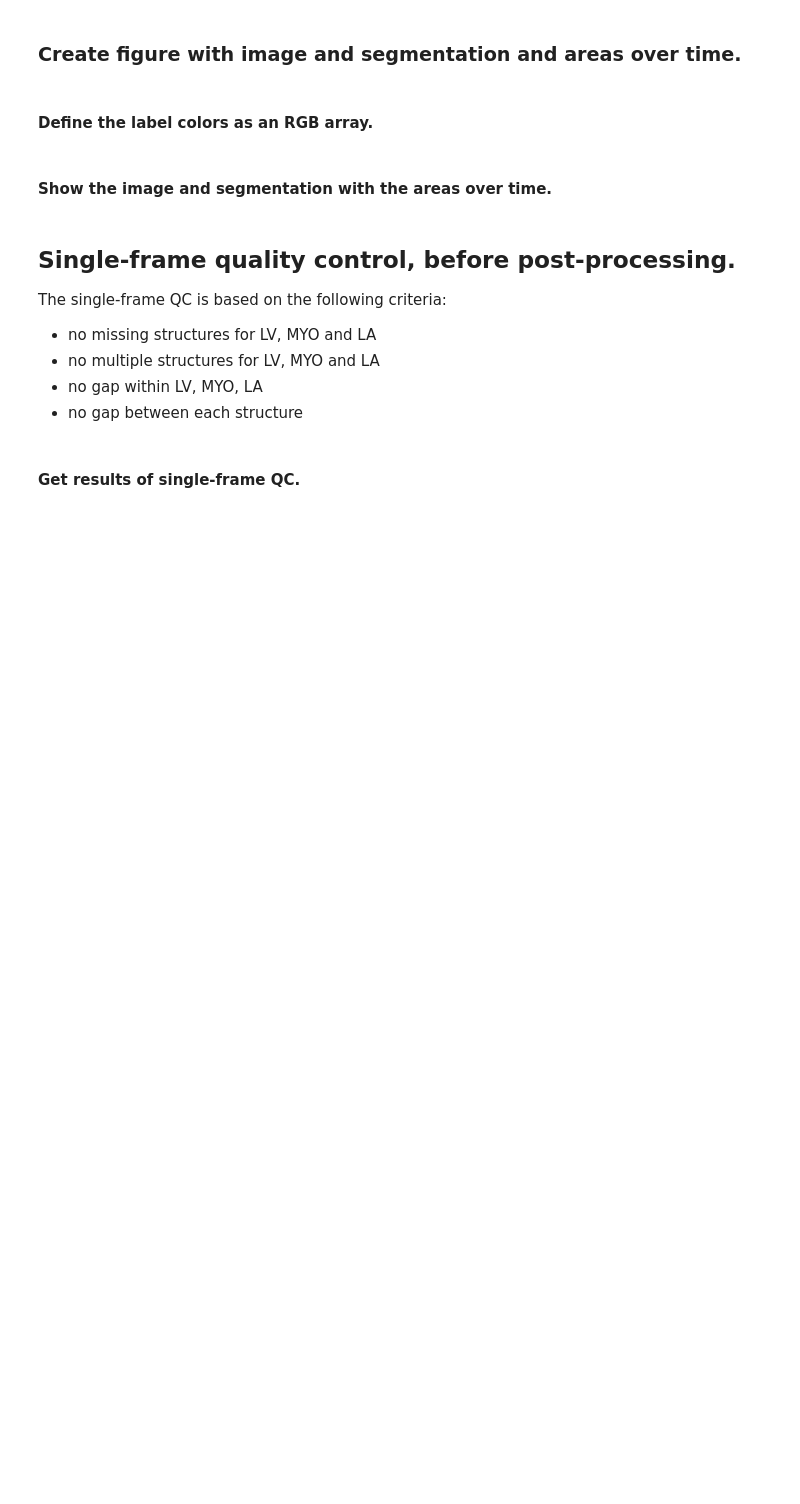
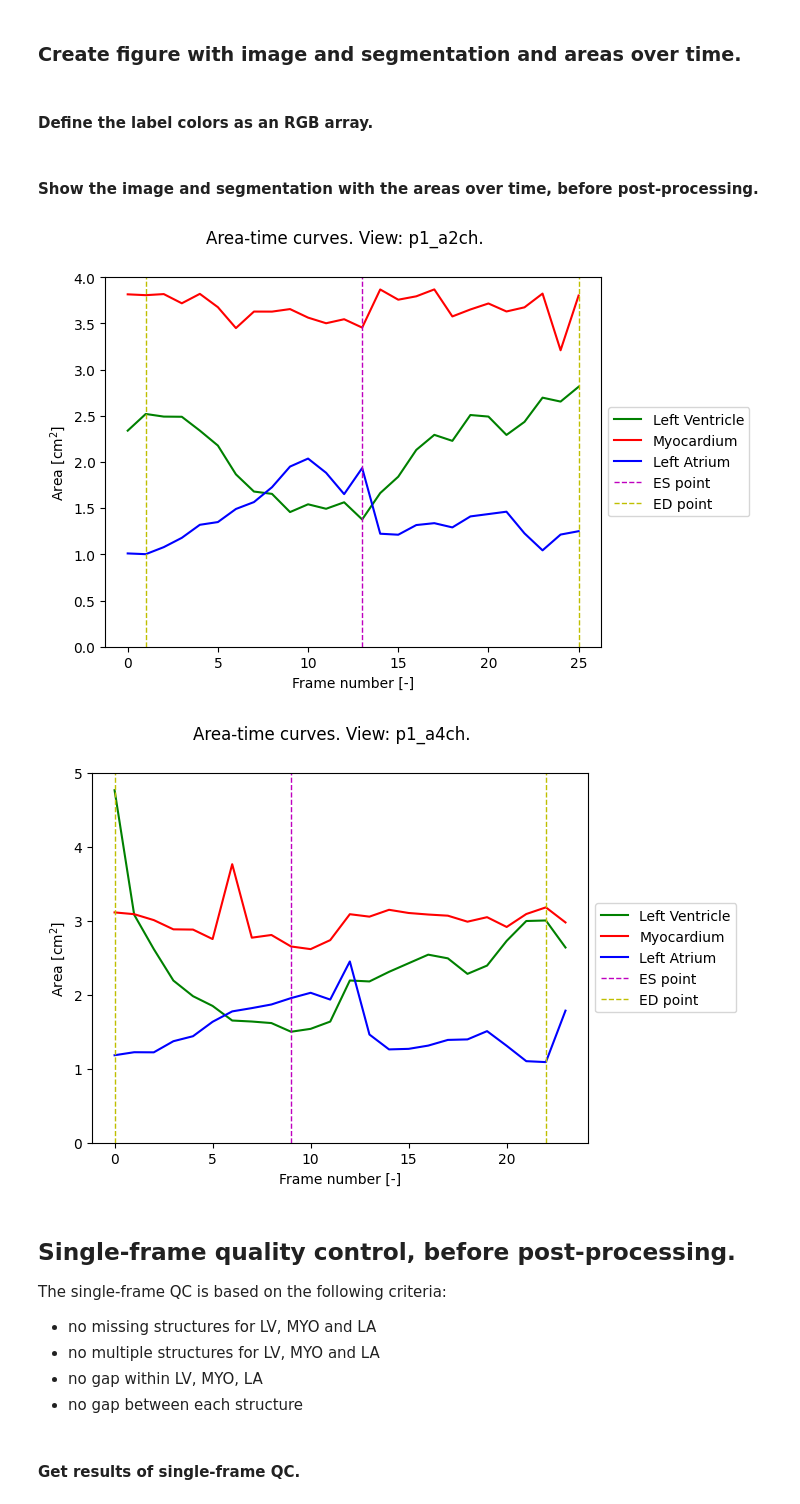
Before and after one commit to bgeven/AQC-left-heart-segmentation, a Jupyter notebook: main_workflow.ipynb, the cells around one changed output. Drawn from its saved outputs; the diff is of its cells as text; code cells hidden in the pictures; blank space fills up the shorter version.

Commit message:
Addition of visualisations

```diff
--- a/main_workflow.ipynb
+++ b/main_workflow.ipynb
@@ -45,22 +45,21 @@ from functions.clinical_indices_calculation import main_computation_clinical_ind
 #### Change user-specific parameters.
 # %%
 # Define path to folder with all patients.
-path_to_dataset = r"R:\Sandboxes\Bram\Cardiohance\New_Folder_Structure2"
+path_to_dataset = r"R:\Sandboxes\Bram\Cardiohance\AQC-left-heart-segmentation"
+# path_to_dataset = [path_to_dataset]
 
 # Get list of all patients in dataset.
 patients = os.listdir(path_to_dataset)
 
 # Define patient of interest, by default the first patient in the main folder.
-patient = patients[0]
+patient = "patient_0001"
 
 # Determine whether to use automatic or forced peak detection. If no dicom files are available, forced peak detection is used.
 peak_type = "auto"
 dflt_nr_ed_peaks = 2 # = expected number of cardiac cycles + 1
 
-# Determine whether to use the default atlases or the atlases defined by the user.
-# - True: use the default atlases.
-# - False: use the atlases defined by the user.
-use_prev_defined_atlases = True
+# Define path to folder with area-time curves atlases.
+path_to_atlases = os.path.join(path_to_dataset, "area_time_curves")
 # %% [markdown]
 #### Set paths.
 A description of how to correctly set up the paths with images and segmentations can be found in this [README](./README.md).
@@ -129,20 +138,25 @@ colors_for_labels = np.array(
     ]
 )
 # %% [markdown]
-#### Show the image and segmentation with the areas over time.
+#### Show the image and segmentation with the areas over time, before post-processing.
 # %%
-# Check if dicom files are present. If not, do not plot the area-time curves.
 if len(os.listdir(path_to_dicom_files)) > 0:
 
     main_plot_area_time_curves(
         path_to_images,
         path_to_segmentations,
         all_files,
         views,
         dicom_properties,
         segmentation_properties,
         colors_for_labels,
     )
+
+else:
+    alt_plot_area_time_curves(views, segmentation_properties)
+# %% [output]
+[figure, added]
+[figure, added]
 # %% [markdown]
 ## Single-frame quality control, before post-processing.
 The single-frame QC is based on the following criteria:
```
Also changed, not shown: parts of 17 cells of this notebook, 4 other files.
